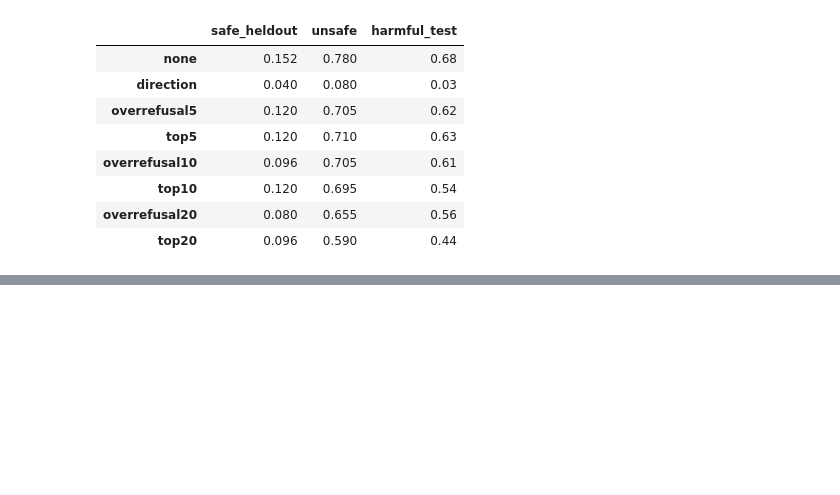
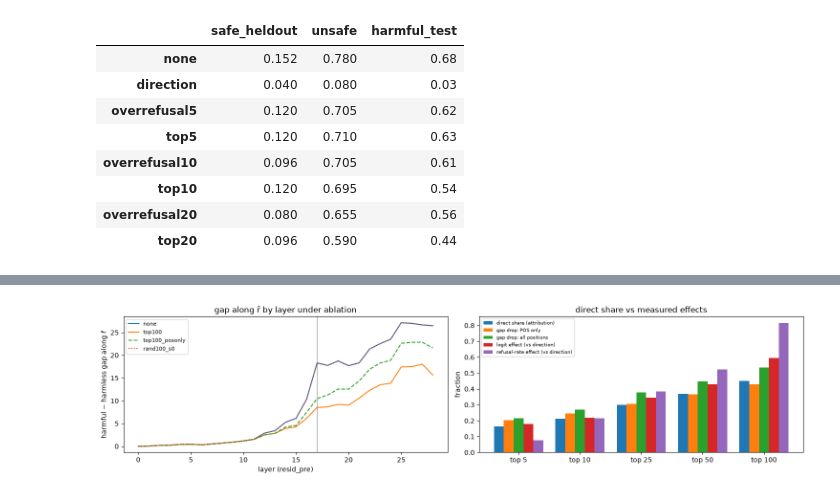
Before and after one commit to vrishabav/interp-exploration, a Jupyter notebook: refusal_neurons.ipynb, the cells around one changed output, grey strips where cells are left out. Cells and saved outputs as stored; diff of their text form; code cells hidden in the pictures; blank space fills up the shorter version.

Commit message:
Cleanup + results on projection under ablation

```diff
--- a/refusal_neurons.ipynb
+++ b/refusal_neurons.ipynb
@@ -1281,0 +1367,17 @@ flip[flip.base_refused != flip.ablated_refused]
+# %%
+fig, axs = plt.subplots(1, 2, figsize=(15, 3.8))
+for c, ls in [("none", "-"), ("top100", "-"), ("top100_posonly", "--"), ("rand100_s0", ":")]:
+    axs[0].plot(range(N_LAYERS + 1), proj_res[c], ls, label=c)
+axs[0].axvline(LSTAR, c="gray", lw=0.8)
+axs[0].set_xlabel("layer (resid_pre)"); axs[0].set_ylabel("harmful − harmless gap along r̂"); axs[0].legend(fontsize=8)
+axs[0].set_title("gap along r̂ by layer under ablation")
+
+cols = ["direct share (attribution)", "gap drop: POS only", "gap drop: all positions", "logit effect (vs direction)", "refusal-rate effect (vs direction)"]
+x = np.arange(len(KS)); w = 0.16
+for j, col in enumerate(cols):
+    axs[1].bar(x + (j - 2) * w, proj_df[col], w, label=col)
+axs[1].set_xticks(x); axs[1].set_xticklabels([f"top {k}" for k in KS]); axs[1].set_ylabel("fraction"); axs[1].legend(fontsize=7)
+axs[1].set_title("direct share vs measured effects")
+plt.tight_layout(); plt.savefig(FIG_DIR / f"projection_under_ablation_{TAG}.png", dpi=150); plt.show()
+# %% [output]
+[figure, added]
```
Also changed, not shown: parts of 7 cells of this notebook, 3 other files.
